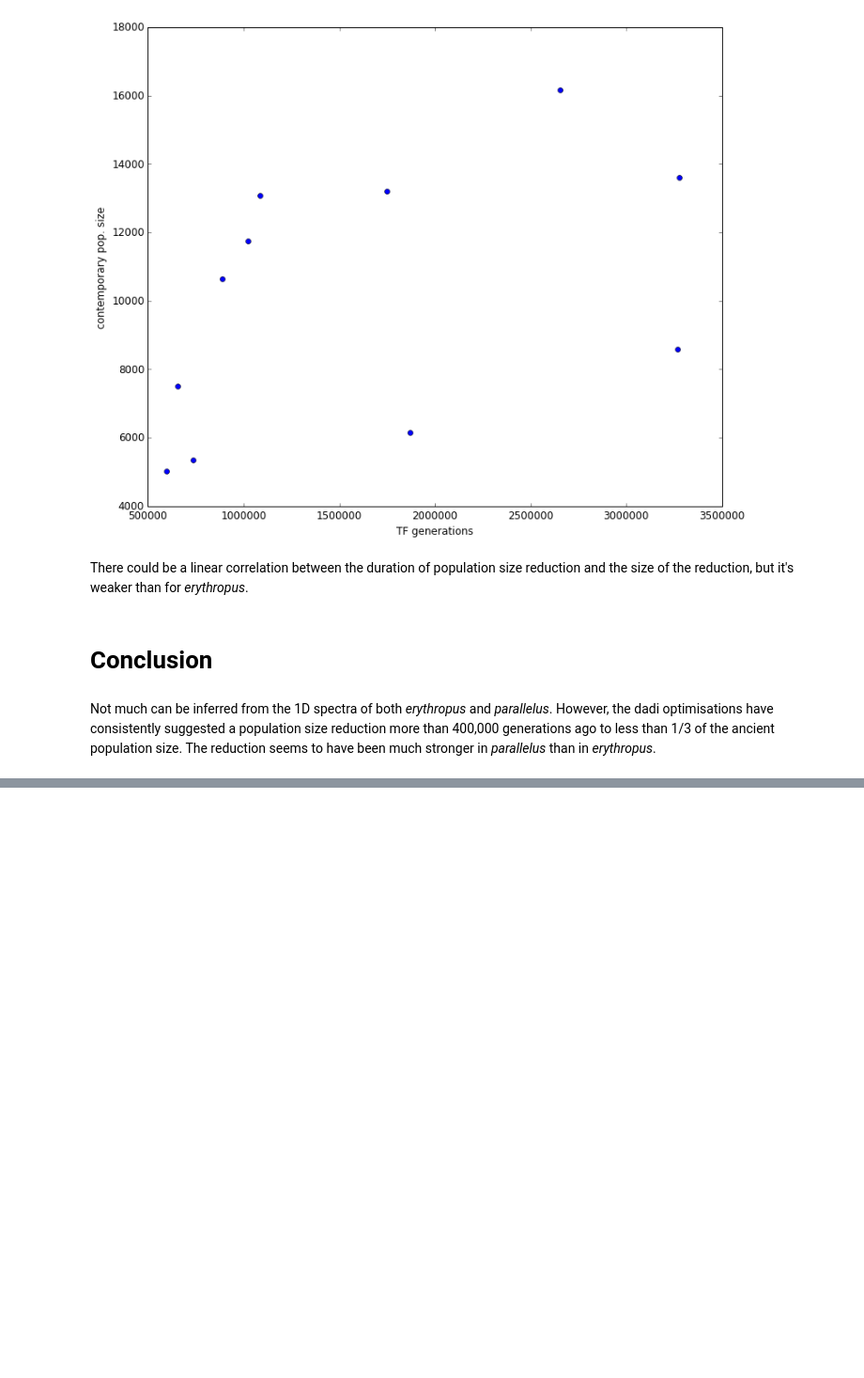
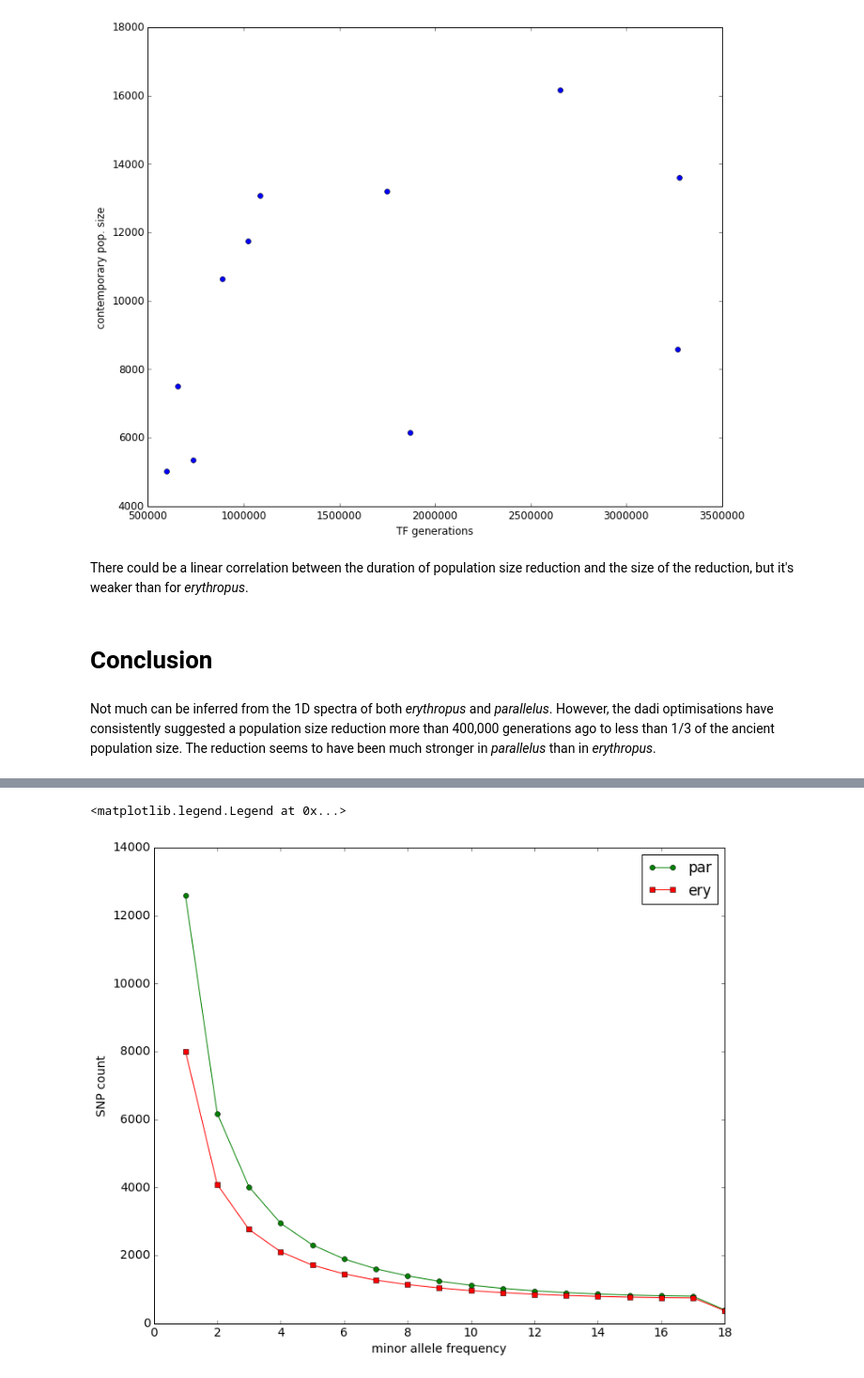
Before and after one commit to claudiuskerth/PhDthesis, a Jupyter notebook: Data_analysis/SNP-indel-calling/dadi/05_1D_model_synthesis.ipynb, the cells around one changed output, grey strips where cells are left out. Shown at 94% size. Saved outputs shown, nothing was run; the diff lists cells and outputs as text; code cells hidden in the pictures; blank space fills up the shorter version.

```diff
--- a/Data_analysis/SNP-indel-calling/dadi/05_1D_model_synthesis.ipynb
+++ b/Data_analysis/SNP-indel-calling/dadi/05_1D_model_synthesis.ipynb
@@ -681,0 +817,15 @@ Not much can be inferred from the 1D spectra of both _erythropus_ and _parallelu
+# %%
+# get the marginal model spectra for ery and par from the optimal 2D model spectrum
+
+fs_ery_model = model_spectrum.marginalize([1])
+
+fs_par_model = model_spectrum.marginalize([0])
+# %%
+pylab.plot(fs_par_model.fold(), 'go-', label='par')
+pylab.plot(fs_ery_model.fold(), 'rs-', label='ery')
+pylab.xlabel('minor allele frequency')
+pylab.ylabel('SNP count')
+pylab.legend()
+# %% [output]
+<matplotlib.legend.Legend at 0x...>
+[figure, added]
```
Also changed, not shown: parts of 34 cells of this notebook, 22 other files.
